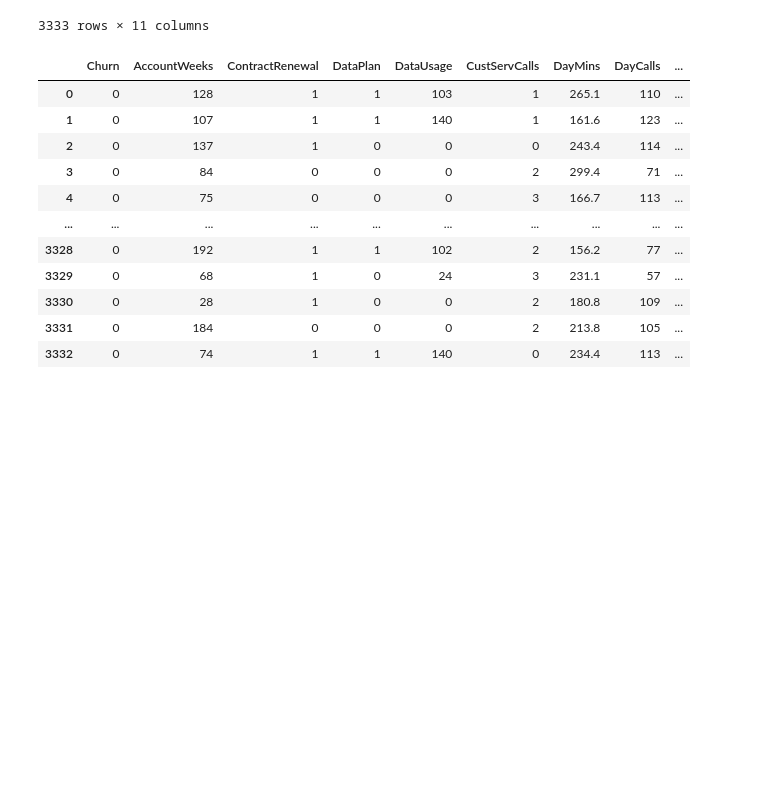
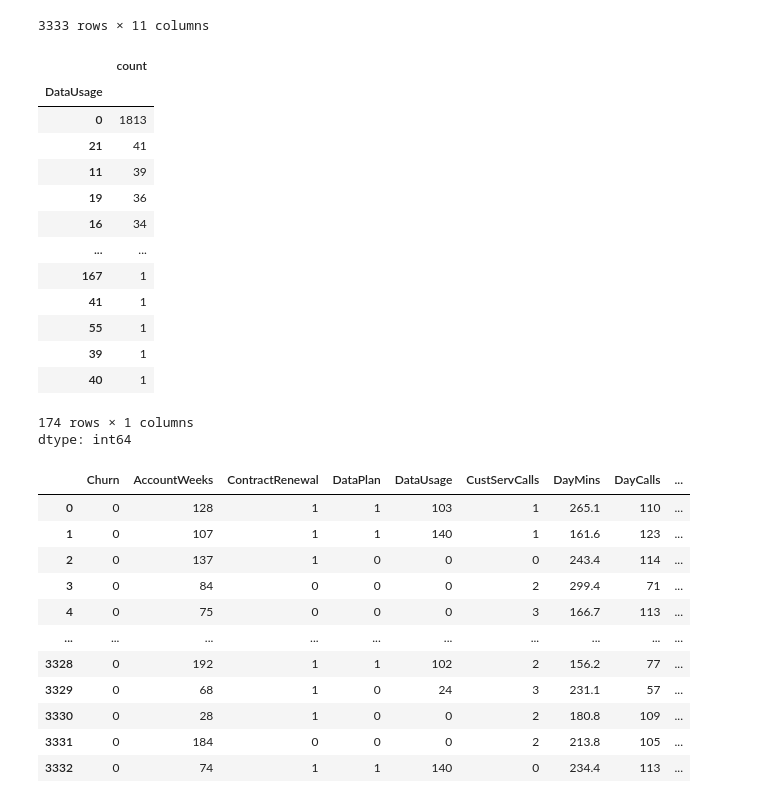
Before and after one commit to ZohaAsghar/Customer-Churn, a Jupyter notebook: customer_churn.ipynb, the cells around one changed output. Drawn from its saved outputs; the diff is of its cells as text; code cells hidden in the pictures; blank space fills up the shorter version.

```diff
--- a/customer_churn.ipynb
+++ b/customer_churn.ipynb
@@ -130,6 +130,24 @@ df.isnull()
 # %%
 from sklearn.preprocessing import LabelEncoder
 coder=LabelEncoder()
+# %%
+df["DataUsage"].value_counts()
+# %% [output]
+|  | count |
+| DataUsage |  |
+| 0 | 1813 |
+| 21 | 41 |
+| 11 | 39 |
+| 19 | 36 |
+| 16 | 34 |
+| ... | ... |
+| 167 | 1 |
+| 41 | 1 |
+| 55 | 1 |
+| 39 | 1 |
+| 40 | 1 |
+174 rows × 1 columns
+dtype: int64
 # %%
 df["DataUsage"] = df["DataUsage"].astype(str)
 df["DataUsage"] = coder.fit_transform(df["DataUsage"])
```
Also changed, not shown: parts of 7 cells of this notebook.
